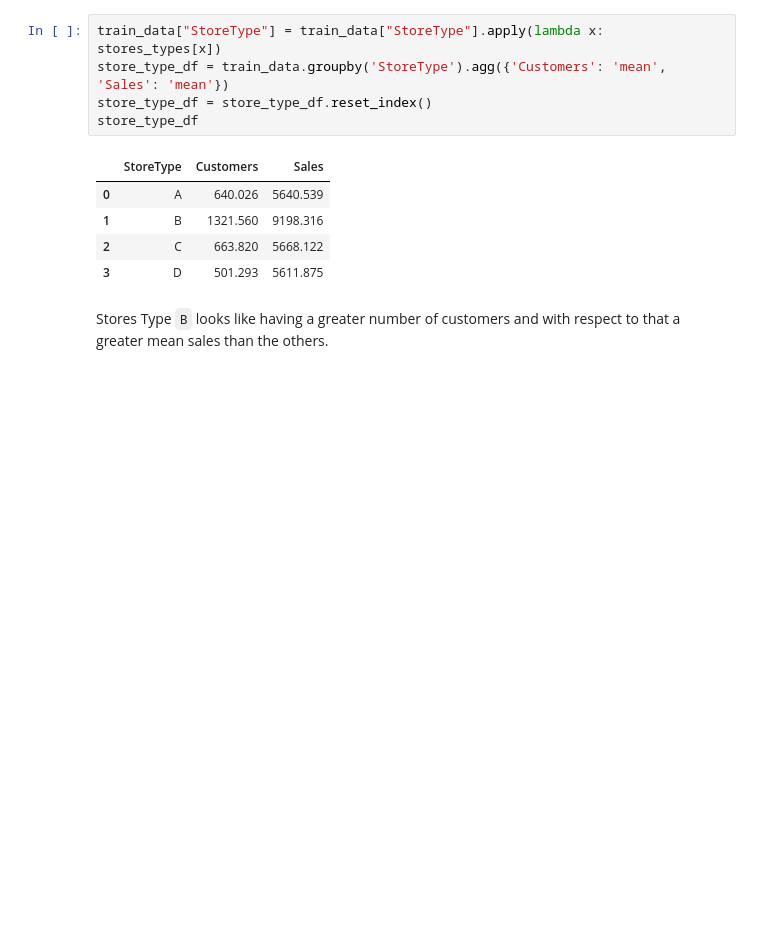
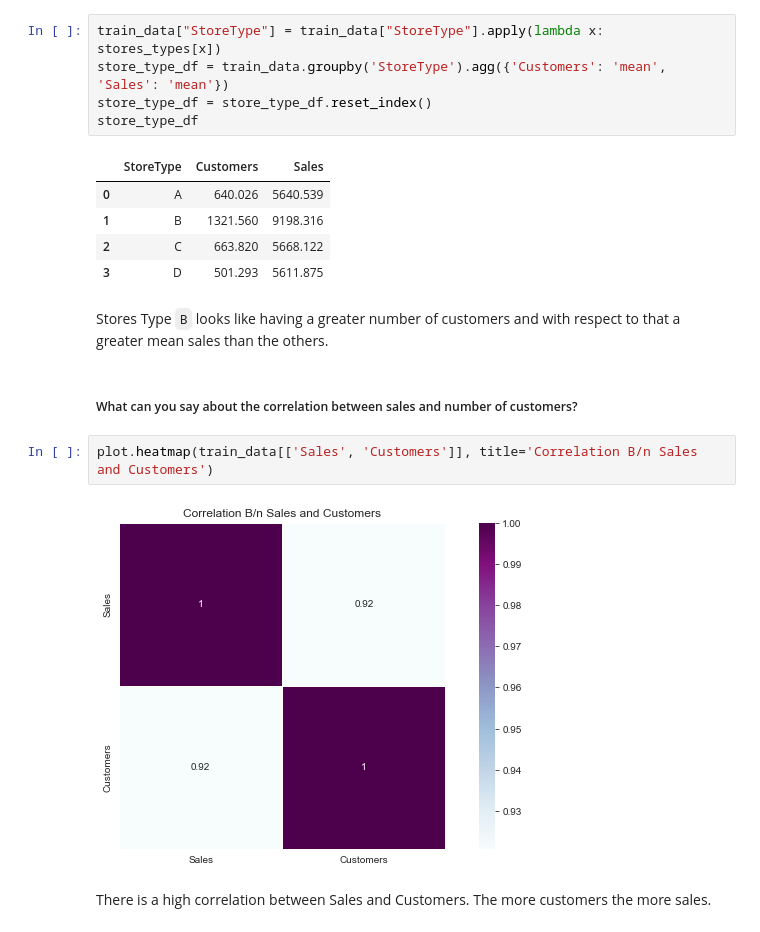
Before and after one commit to bkget/Pharmaceutical-Sales-Prediction, a Jupyter notebook: notebooks/2.EDA.ipynb, the cells around one changed output. Cells and saved outputs as stored; diff of their text form; blank space fills up the shorter version.

Commit message:
Correlation between sales and no. of customers

```diff
--- a/notebooks/2.EDA.ipynb
+++ b/notebooks/2.EDA.ipynb
@@ -334,3 +334,11 @@ store_type_df
 | 3 | D | 501.293 | 5611.875 |
 # %% [markdown]
 Stores Type `B` looks like having a greater number of customers and with respect to that a greater mean sales than the others.
+# %% [markdown]
+##### What can you say about the correlation between sales and number of customers?
+# %%
+plot.heatmap(train_data[['Sales', 'Customers']], title='Correlation B/n Sales and Customers')
+# %% [output]
+[figure, added]
+# %% [markdown]
+There is a high correlation between Sales and Customers. The more customers the more sales.
```
